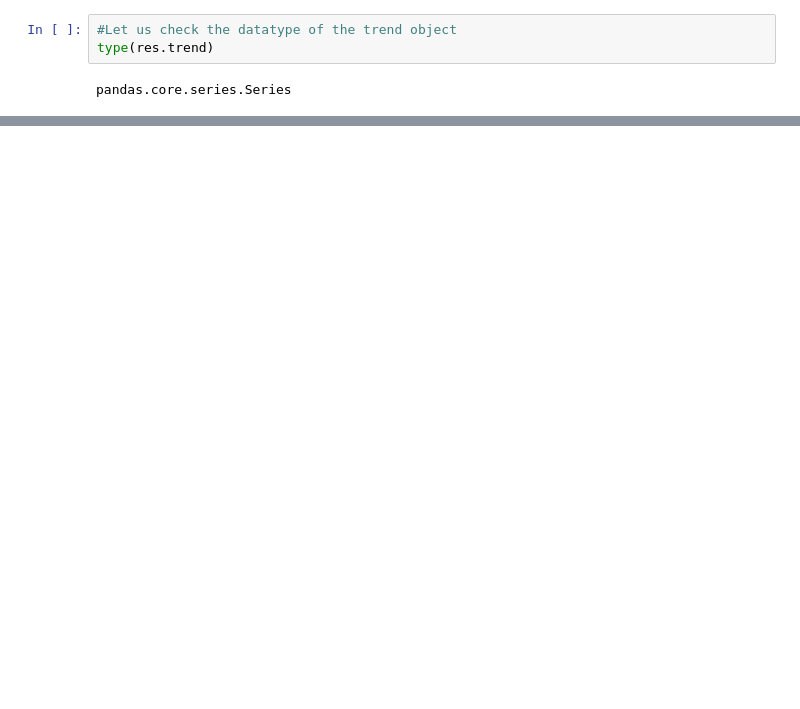
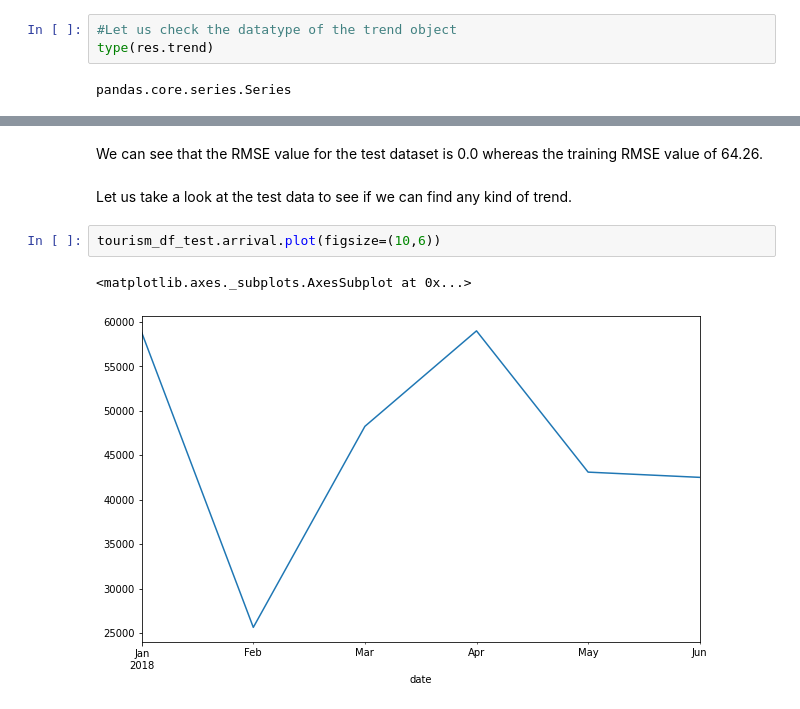
Before and after one commit to soumita20/MDS-Daekin, a Jupyter notebook: Endterm.ipynb, the cells around one changed output, grey strips where cells are left out. Cells and saved outputs as stored; diff of their text form; blank space fills up the shorter version.

```diff
--- a/Endterm.ipynb
+++ b/Endterm.ipynb
@@ -596,0 +614,9 @@ tourism_df_train["arrival_moving_avg"] = avg_arrival_trend
+# %% [markdown]
+We can see that the RMSE value for the test dataset is 0.0 whereas the training RMSE value of 64.26.
+# %% [markdown]
+Let us take a look at the test data to see if we can find any kind of trend.
+# %%
+tourism_df_test.arrival.plot(figsize=(10,6))
+# %% [output]
+<matplotlib.axes._subplots.AxesSubplot at 0x...>
+[figure, added]
```
Also changed, not shown: parts of 17 cells of this notebook.
